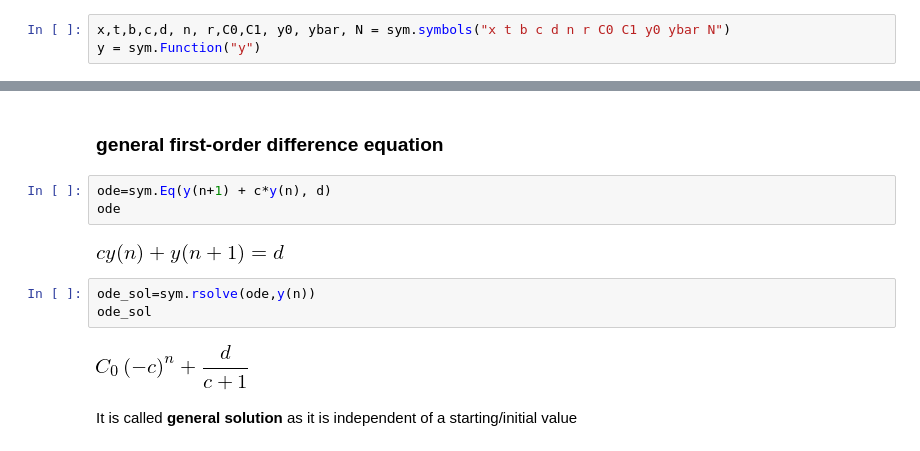
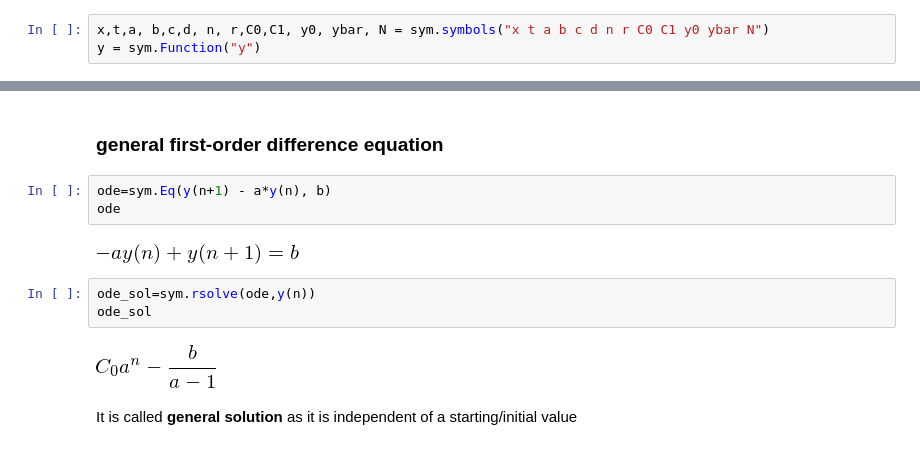
Before and after one commit to jonduan/Economics_note, a Jupyter notebook: math/ECON351/sympy_2nd_order_linear_difference_equaiton-2017m2q4.ipynb, the cells around one changed output, grey strips where cells are left out. Saved outputs shown, nothing was run; the diff lists cells and outputs as text.

```diff
--- a/math/ECON351/sympy_2nd_order_linear_difference_equaiton-2017m2q4.ipynb
+++ b/math/ECON351/sympy_2nd_order_linear_difference_equaiton-2017m2q4.ipynb
@@ -47,7 +47,7 @@ from helpFunction import *
 
 Solve  $${ y }_{ 0 },\quad { y }_{ 1 }=b y_0,\quad { y }_{ n }=b{ y }_{ n-1 }$$
 # %%
-x,t,b,c,d, n, r,C0,C1, y0, ybar, N = sym.symbols("x t b c d n r C0 C1 y0 ybar N")
+x,t,a, b,c,d, n, r,C0,C1, y0, ybar, N = sym.symbols("x t a b c d n r C0 C1 y0 ybar N")
 y = sym.Function("y")
 # %% [markdown]
 ### A first order homogeneous difference equation
@@ -65,15 +65,15 @@ This function is usually referred to as the **complementary function/solution**
 # %% [markdown]
 ### general first-order difference equation
 # %%
-ode=sym.Eq(y(n+1) + c*y(n), d)
+ode=sym.Eq(y(n+1) - a*y(n), b)
 ode
 # %% [output]
-[figure, old version]
+[figure, new version]
 # %%
 ode_sol=sym.rsolve(ode,y(n))
 ode_sol
 # %% [output]
-[figure, old version]
+[figure, new version]
 # %% [markdown]
 It is called **general solution** as it is independent of a starting/initial value
 # %%
```
Also changed, not shown: parts of 8 cells of this notebook, 10 other files.
